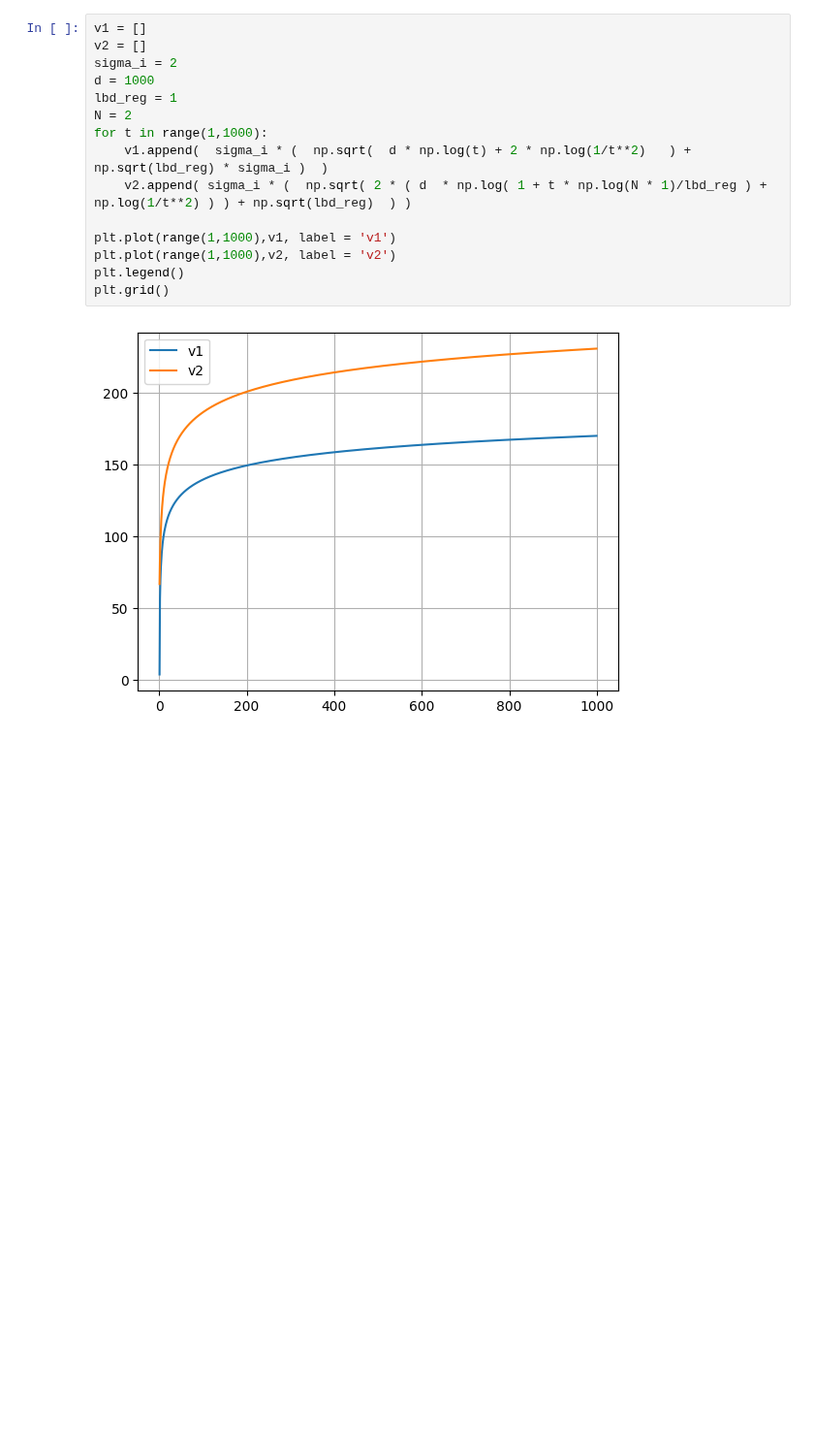
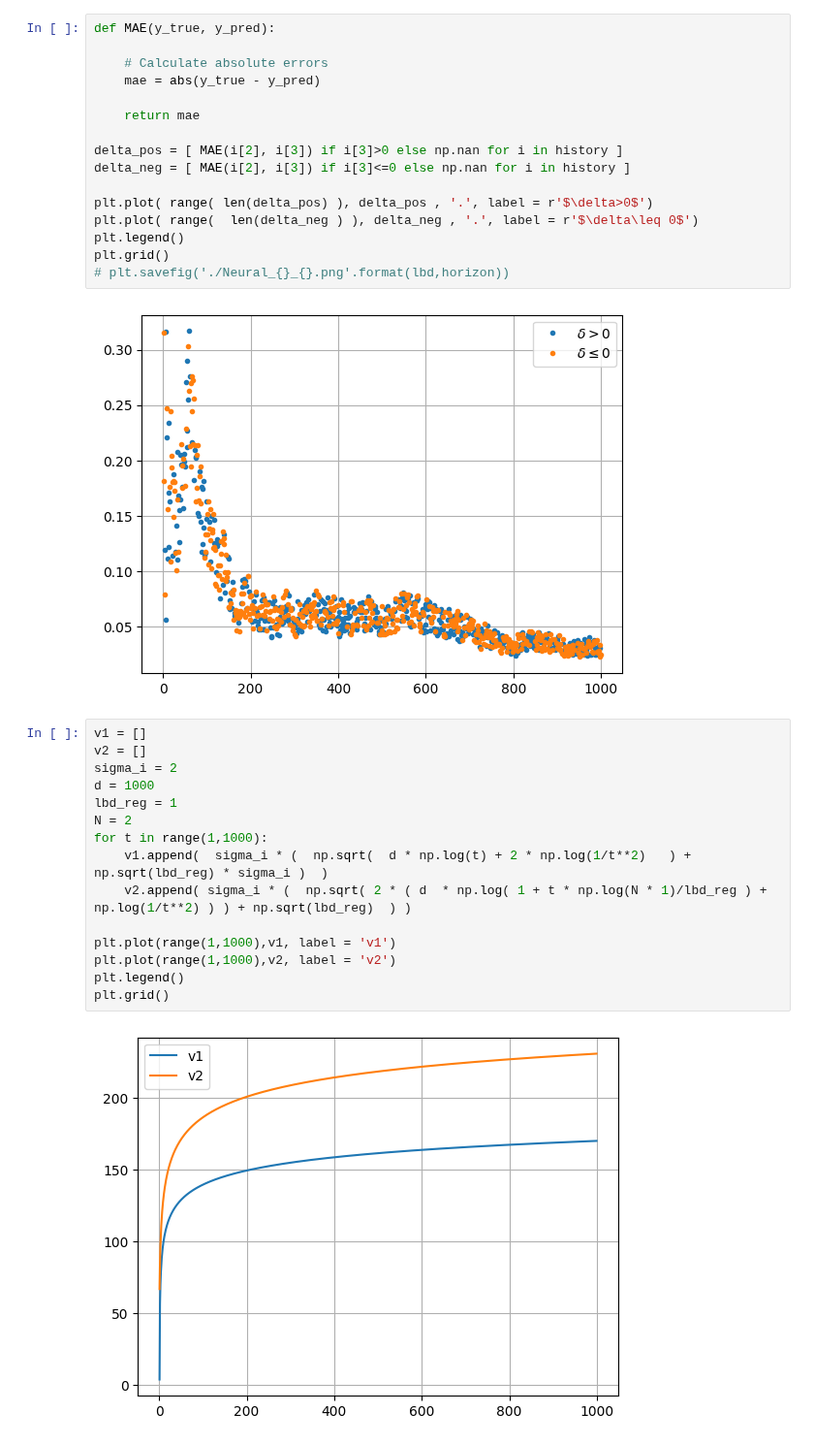
Before and after one commit to MaxHeuillet/neuralCBPside, a Jupyter notebook: benchmark_neural.ipynb, the cells around one changed output. Shown at 97% size. Cells and saved outputs as stored; diff of their text form; blank space fills up the shorter version.

```diff
--- a/benchmark_neural.ipynb
+++ b/benchmark_neural.ipynb
@@ -181,3 +207,21 @@ pair [
+# %%
+def MAE(y_true, y_pred):
+
+    # Calculate absolute errors
+    mae = abs(y_true - y_pred)
+
+    return mae
+
+delta_pos = [ MAE(i[2], i[3]) if i[3]>0 else np.nan for i in history ]
+delta_neg = [ MAE(i[2], i[3]) if i[3]<=0 else np.nan for i in history ]
+
+plt.plot( range( len(delta_pos) ), delta_pos , '.', label = r'$\delta>0$')
+plt.plot( range(  len(delta_neg ) ), delta_neg , '.', label = r'$\delta\leq 0$')
+plt.legend()
+plt.grid()
+# plt.savefig('./Neural_{}_{}.png'.format(lbd,horizon))
+# %% [output]
+[figure, added]
 # %%
 v1 = []
 v2 = []
```
Also changed, not shown: parts of 18 cells of this notebook, 4 other files.
